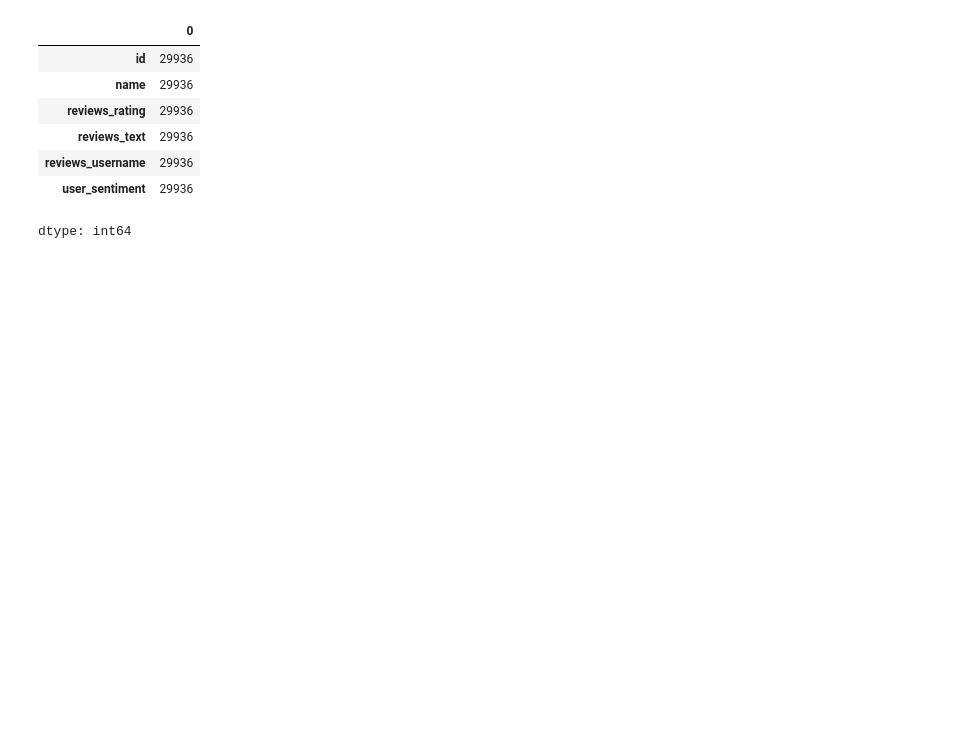
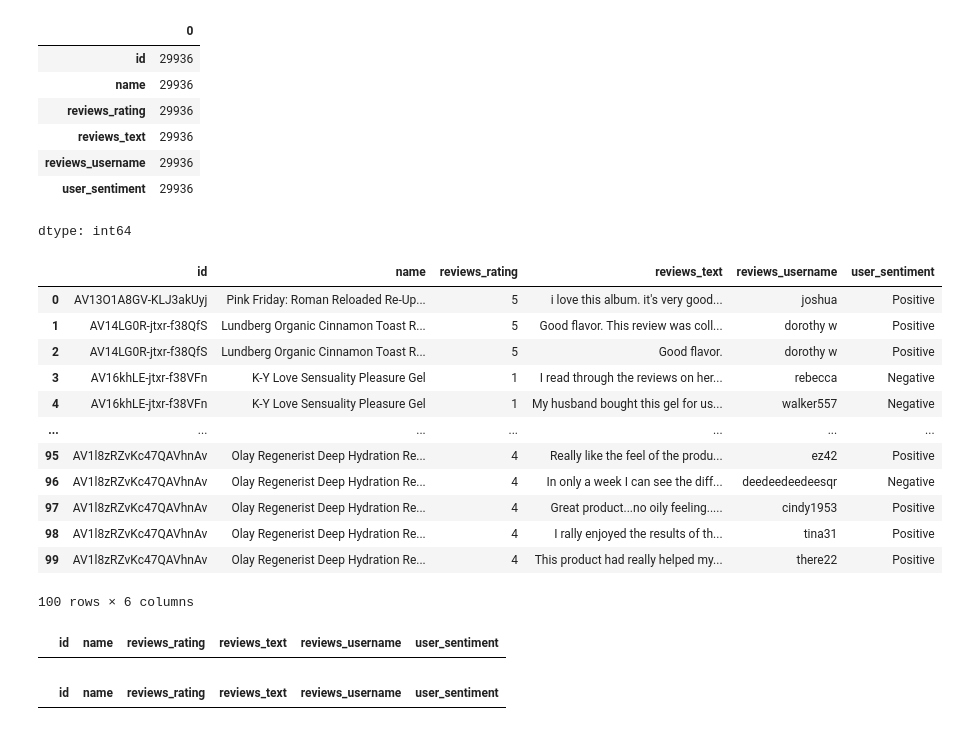
Before and after one commit to ayanmitra2021/GenAI_Capstone_Project, a Jupyter notebook: GenAI_Capstone_Project.ipynb, the cells around one changed output. Saved outputs shown, nothing was run; the diff lists cells and outputs as text; code cells hidden in the pictures; blank space fills up the shorter version.

Commit message:
exploratory data analysis

```diff
--- a/GenAI_Capstone_Project.ipynb
+++ b/GenAI_Capstone_Project.ipynb
@@ -136,3 +136,39 @@ extract_review_df.count()
 | reviews_username | 29936 |
 | user_sentiment | 29936 |
 dtype: int64
+# %%
+extract_review_df.head(100)
+# %% [output]
+|  | id | name | reviews_rating | reviews_text | reviews_username | user_sentiment |
+| 0 | AV13O1A8GV-KLJ3akUyj | Pink Friday: Roman Reloaded Re-Up... | 5 | i love this album. it's very good... | joshua | Positive |
+| 1 | AV14LG0R-jtxr-f38QfS | Lundberg Organic Cinnamon Toast R... | 5 | Good flavor. This review was coll... | dorothy w | Positive |
+| 2 | AV14LG0R-jtxr-f38QfS | Lundberg Organic Cinnamon Toast R... | 5 | Good flavor. | dorothy w | Positive |
+| 3 | AV16khLE-jtxr-f38VFn | K-Y Love Sensuality Pleasure Gel | 1 | I read through the reviews on her... | rebecca | Negative |
+| 4 | AV16khLE-jtxr-f38VFn | K-Y Love Sensuality Pleasure Gel | 1 | My husband bought this gel for us... | walker557 | Negative |
+| ... | ... | ... | ... | ... | ... | ... |
+| 95 | AV1l8zRZvKc47QAVhnAv | Olay Regenerist Deep Hydration Re... | 4 | Really like the feel of the produ... | ez42 | Positive |
+| 96 | AV1l8zRZvKc47QAVhnAv | Olay Regenerist Deep Hydration Re... | 4 | In only a week I can see the diff... | deedeedeedeesqr | Negative |
+| 97 | AV1l8zRZvKc47QAVhnAv | Olay Regenerist Deep Hydration Re... | 4 | Great product...no oily feeling..... | cindy1953 | Positive |
+| 98 | AV1l8zRZvKc47QAVhnAv | Olay Regenerist Deep Hydration Re... | 4 | I rally enjoyed the results of th... | tina31 | Positive |
+| 99 | AV1l8zRZvKc47QAVhnAv | Olay Regenerist Deep Hydration Re... | 4 | This product had really helped my... | there22 | Positive |
+100 rows × 6 columns
+# %%
+# Filter out rows where user_sentiment is neither 'Negative' nor 'Positive'
+neither_negative_nor_positive = extract_review_df[~extract_review_df['user_sentiment'].isin(['Negative', 'Positive'])]
+
+# Display the filtered data
+neither_negative_nor_positive.head()
+
+#Data seems to be clean
+# %% [output]
+|  | id | name | reviews_rating | reviews_text | reviews_username | user_sentiment |
+# %%
+# Filter out rows where reviews_rating is not between 1 and 5
+filtered_df = extract_review_df[~extract_review_df['reviews_rating'].between(1, 5)]
+
+# Display the filtered data
+filtered_df.head()
+
+#Data seems to be clean
+# %% [output]
+|  | id | name | reviews_rating | reviews_text | reviews_username | user_sentiment |
```
